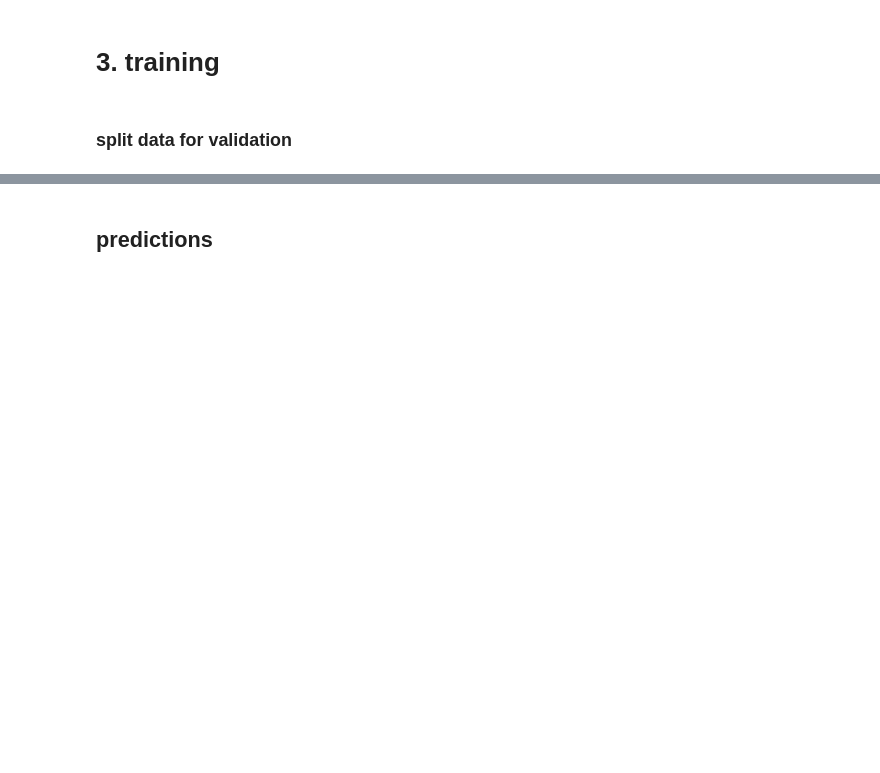
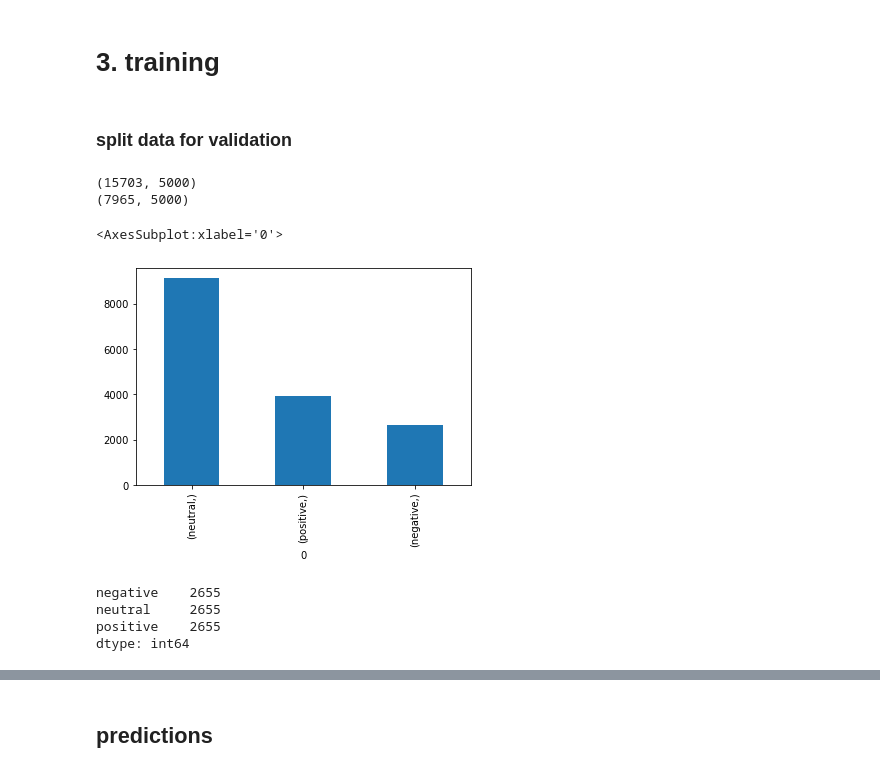
Before and after one commit to LOOP115/Tweets_Sentiment_Classification, a Jupyter notebook: main/final model.ipynb, the cells around one changed output, grey strips where cells are left out. Saved outputs shown, nothing was run; the diff lists cells and outputs as text; code cells hidden in the pictures; blank space fills up the shorter version.

```diff
--- a/main/final model.ipynb
+++ b/main/final model.ipynb
@@ -123,0 +140,19 @@ cv = round(X_train_s.shape[0] / X_validation.shape[0])
+# %%
+print(X_train_s.shape)
+print(X_resampled.shape)
+# %% [output]
+(15703, 5000)
+(7965, 5000)
+# %%
+pd.DataFrame(y_train_s).value_counts().plot(kind='bar')
+# %% [output]
+<AxesSubplot:xlabel='0'>
+[figure, added]
+# %%
+resampled_labels = pd.DataFrame(y_resampled)
+resampled_labels.value_counts()
+# %% [output]
+negative    2655
+neutral     2655
+positive    2655
+dtype: int64
```
Also changed, not shown: parts of 8 cells of this notebook, 3 other files.
